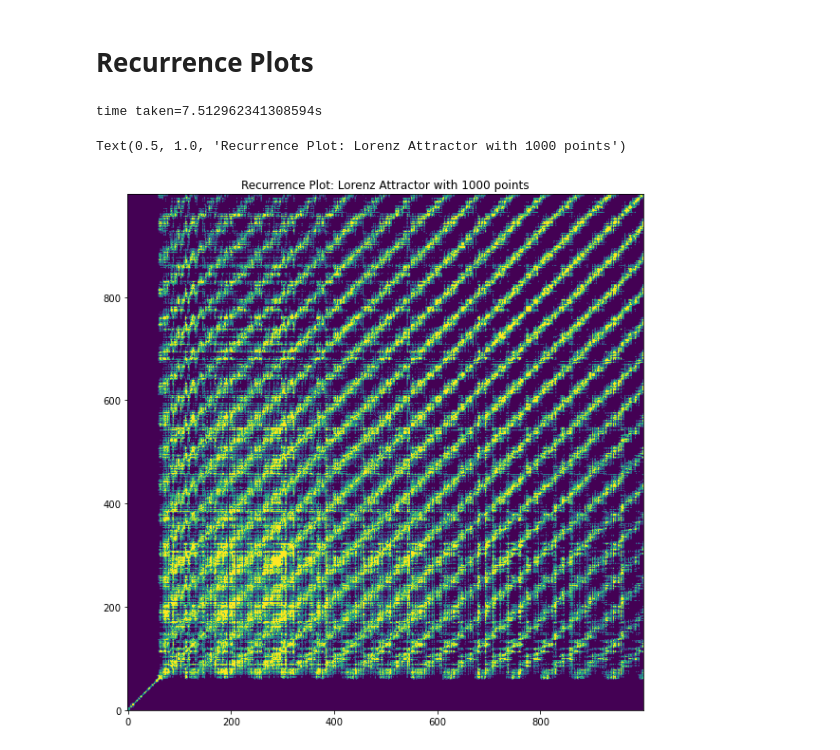
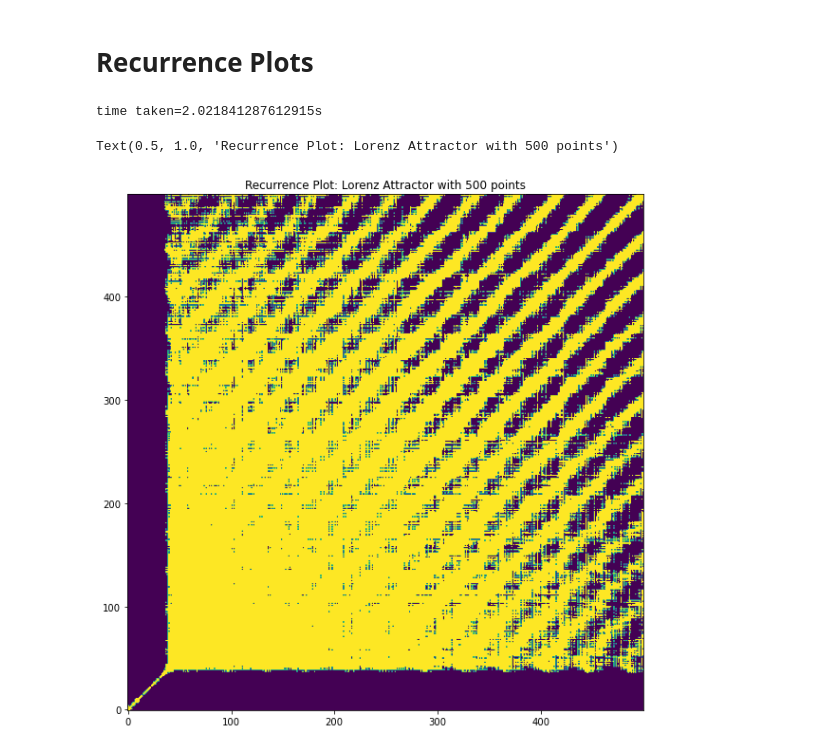
Before and after one commit to Divyansh-pro/Nonlinear-dynamics, a Jupyter notebook: lyapunov_exp_lorenz_noise.ipynb, the cells around one changed output. Saved outputs shown, nothing was run; the diff lists cells and outputs as text; code cells hidden in the pictures.

```diff
--- a/lyapunov_exp_lorenz_noise.ipynb
+++ b/lyapunov_exp_lorenz_noise.ipynb
@@ -16,7 +16,7 @@ import pandas as pd
 # %% [markdown]
 # Define ODEs of the system
 # %%
-def xdot(x, t, sigma=10, r=28, b=8/3):
+def xdot(x, t, sigma=16, r=45.92, b=4):
     """
     x is 3D
     Here, dynamical system describing the lorenz attractor is defined
@@ -39,7 +39,7 @@ tend = 200 #final time
 # %% [markdown]
 ***Parameters of reconstructed phase space***
 # %%
-tau = 15 # delay
+tau = 8 # delay
 m = 3 # dimension of reconstructed phase space
 # noise in observations
 mu = 0 # mean of noise
@@ -274,7 +281,7 @@ print(lamAll[-1])
 # %% [markdown]
 # Recurrence Plots
 # %%
-Np = 1000
+Np = 500
 # %%
 RecurrencePlot = np.zeros((Np, Np))
 # %%
@@ -285,12 +292,13 @@ for i in range(Np):
 
 print(f"time taken={time.time()-tic}s")
 # %% [output]
-time taken=7.512962341308594s
+time taken=2.021841287612915s
 # %%
+thr = 7
 fig, ax = plt.subplots(figsize=(10,10))
-ax.imshow(RecurrencePlot<3, origin='lower')
+ax.imshow(RecurrencePlot<thr, origin='lower')
 ax.set_title(f"Recurrence Plot: Lorenz Attractor with {Np} points")
 # %% [output]
-Text(0.5, 1.0, 'Recurrence Plot: Lorenz Attractor with 1000 points')
+Text(0.5, 1.0, 'Recurrence Plot: Lorenz Attractor with 500 points')
-[figure, old version]
+[figure, new version]
 # %%
```
Also changed, not shown: parts of 21 cells of this notebook, 4 other files.
